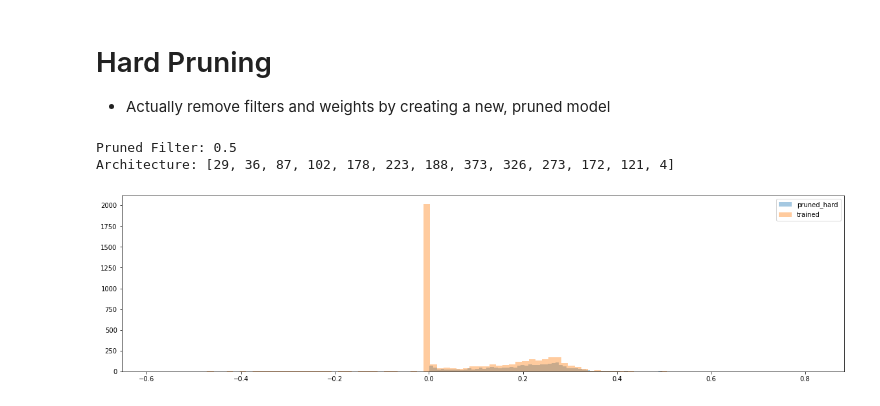
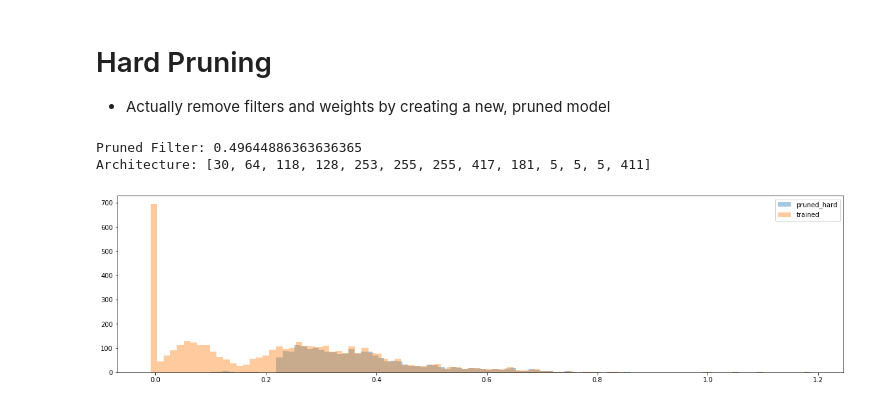
Before and after one commit to xapharius/mlscripts, a Jupyter notebook: Network Slimming.ipynb, the cells around one changed output. Drawn from its saved outputs; the diff is of its cells as text; code cells hidden in the pictures.

Commit message:
Slimming with paper arch, init, schedule and hyperparams

```diff
--- a/Network Slimming.ipynb
+++ b/Network Slimming.ipynb
@@ -76,27 +99,22 @@ def evaluate(model, loader) -> float:
     return accuracy.item()
 
 
-def train(model, n_epochs=200, lr=1e-1, batch_size=512, bn_l1_weight=1e-4,
-          initial_lr=None, max_epochs=None, last_epoch=-1):
+def train(model, n_epochs=160, lr=1e-1, batch_size=512, bn_l1_weight=1e-4):
     """
     :param inital_lr: for finetuning to continue cosine annealing
     :param max_epochs: will stop at n_epochs but max_epochs is needed for scheduling
     :param last_epoch: when finetuning need to specify at what epoch previously stopped
     """
-    if initial_lr is None:
-        initial_lr = lr
-    if max_epochs is None:
-        max_epochs = n_epochs
-
-
     model = copy.deepcopy(model).cuda().train()
     train_loader, test_loader = get_loaders(batch_size)
     logs = defaultdict(list)
     criterion = nn.CrossEntropyLoss()
     # Don't as me why but the original implementation uses l1 on top of the l2 for the whole model
-    optimiser = optim.SGD(model.parameters(), lr=lr, momentum=0.9, nesterov=True, weight_decay=5e-4)
-    optimiser.param_groups[0]['initial_lr'] = initial_lr
-    lr_scheduler = optim.lr_scheduler.CosineAnnealingLR(optimiser, T_max=max_epochs, last_epoch=last_epoch)
+    optimiser = optim.SGD(model.parameters(), lr=lr, momentum=0.9, nesterov=True, weight_decay=1e-4)
+
+    milestones = [int(n_epochs * .5), int(n_epochs * .75)]
+    print(f"Reducing LR at: {milestones}")
+    lr_scheduler = optim.lr_scheduler.MultiStepLR(optimiser, milestones=milestones, gamma=0.1)
 
     pbar = tqdm(range(n_epochs))
     for epoch in pbar:
@@ -121,0 +136,3 @@ trained_model, trained_logs = train(model, max_epochs=250)
+# %%
+model = get_model()
+trained_model, trained_logs = train(model, n_epochs=160, batch_size=64, bn_l1_weight=1e-4)
@@ -136,24 +156,26 @@ def get_gammas(model, cat=False):
     Get the gamma parameters of the bn layers
     :param cat: whether to concatenate and all gammas into one tensor.
     """
-    res = [bn.weight.view(-1).detach().cpu() for bn in model.features if isinstance(bn, nn.BatchNorm2d)]
+    res = [bn.weight.view(-1).detach().cpu() for bn in model.modules() if isinstance(bn, nn.BatchNorm2d)]
     if cat:
         res = torch.cat(res)
     return res
 
+
 def get_prune_masks(model, percentage=0.5, min_filters_per_layer: int=1) -> list:
     """Reuturns a list of masks of which filters to keep"""
     res = []
-    threshold = np.quantile(get_gammas(model, cat=True), percentage)
-    bns = [layer for layer in model.features if isinstance(layer, nn.BatchNorm2d)]
+    threshold = np.quantile(get_gammas(model, cat=True).abs(), percentage)
+    bns = [layer for layer in model.modules() if isinstance(layer, nn.BatchNorm2d)]
     for bn in bns:
         local_threshold = threshold
-        # leave at least one filter per layer
-        if (bn.weight < local_threshold).float().mean() == 1:
-            local_threshold = bn.weight.sort()[0][-min_filters_per_layer].item()
-        mask = (bn.weight >= local_threshold).float().detach()  # filters to keep
+        # leave at least min_filters_per_layer
+        if (bn.weight.abs() >= local_threshold).float().sum() < min_filters_per_layer:
+            local_threshold = bn.weight.abs().sort()[0][-min_filters_per_layer].item()
+        mask = (bn.weight.abs() >= local_threshold).float().detach()  # filters to keep
         res.append(mask)
     return res
+
 
 def count_filters(model, cat=True):
     gammas = get_gammas(model, cat=False)
@@ -233,7 +256,7 @@ def prune_hard(model, percentage=0.5, min_filters_per_layer: int=1):
                 previous_mask_as_indices = torch.tensor(range(layer.weight.shape[1])) if mask_ix == 0 else masks[mask_ix-1].nonzero().view(-1)
                 new_conv = nn.Conv2d(len(previous_mask_as_indices), len(mask_as_indices), kernel_size=layer.kernel_size, padding=layer.padding)
                 new_conv.weight = nn.Parameter(layer.weight[mask_as_indices, :, :, :][:, previous_mask_as_indices, :, :])
-                new_conv.bias = nn.Parameter(layer.bias[mask_as_indices])
+                new_conv.bias = None if layer.bias is None else nn.Parameter(layer.bias[mask_as_indices])
                 model.features[layer_ix] = new_conv
             if isinstance(layer, nn.BatchNorm2d):
                 new_bn = nn.BatchNorm2d(len(mask_as_indices))
@@ -244,8 +267,7 @@ def prune_hard(model, percentage=0.5, min_filters_per_layer: int=1):
                 model.features[layer_ix] = new_bn
                 mask_ix += 1
 
-        # prune classifier, assuming one pixel per filter in last layer (e.g input size to classifier of 512)
-        lin_mask = model.avgpool(masks[-1].view(1, -1, 1, 1)).flatten().bool()  # avg pool duplicates each output into a 7x7 shape, ill do the same with the mask to get the right shape for the lin layer
+        lin_mask = masks[-1].bool()
         old_lin = model.classifier[0]
         new_lin = nn.Linear(lin_mask.sum(), old_lin.out_features)
         new_lin.weight = nn.Parameter(old_lin.weight[:, lin_mask])
@@ -253,19 +275,19 @@ def prune_hard(model, percentage=0.5, min_filters_per_layer: int=1):
         model.classifier[0] = new_lin
     return model
 # %%
-pruned_model_hard = prune_hard(trained_model, percentage=0.5)
+pruned_model_hard = prune_hard(trained_model, percentage=0.5, min_filters_per_layer=5)
 print("Pruned Filter:", 1 - count_filters(pruned_model_hard) / count_filters(trained_model))
 print("Architecture:", count_filters(pruned_model_hard, cat=False))
 
 plt.figure(figsize=(20, 5))
 sns.distplot(get_gammas(pruned_model_hard, cat=True), bins=100, kde=False, label="pruned_hard")
 sns.distplot(get_gammas(trained_model, cat=True), bins=100, kde=False, label="trained")
 plt.legend()
 plt.show()
 # %% [output]
-Pruned Filter: 0.5
-Architecture: [29, 36, 87, 102, 178, 223, 188, 373, 326, 273, 172, 121, 4]
+Pruned Filter: 0.49644886363636365
+Architecture: [30, 64, 118, 128, 253, 255, 255, 417, 181, 5, 5, 5, 411]
-[figure, old version]
+[figure, new version]
 # %%
 print("Pruned Parameters:", 1 - count_parameters(pruned_model_hard) / count_parameters(trained_model))
 # %% [output]
```
Also changed, not shown: parts of 19 cells of this notebook.
